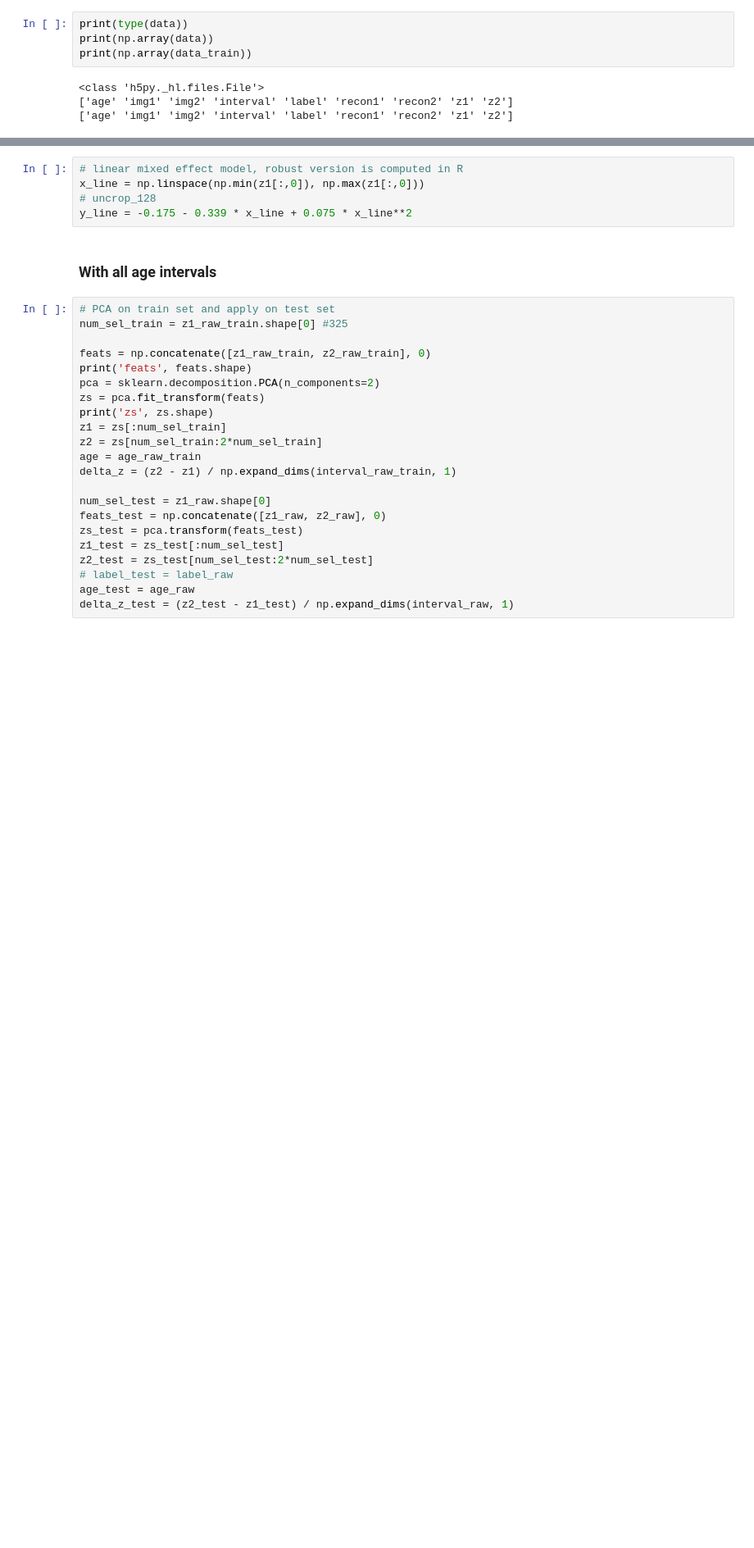
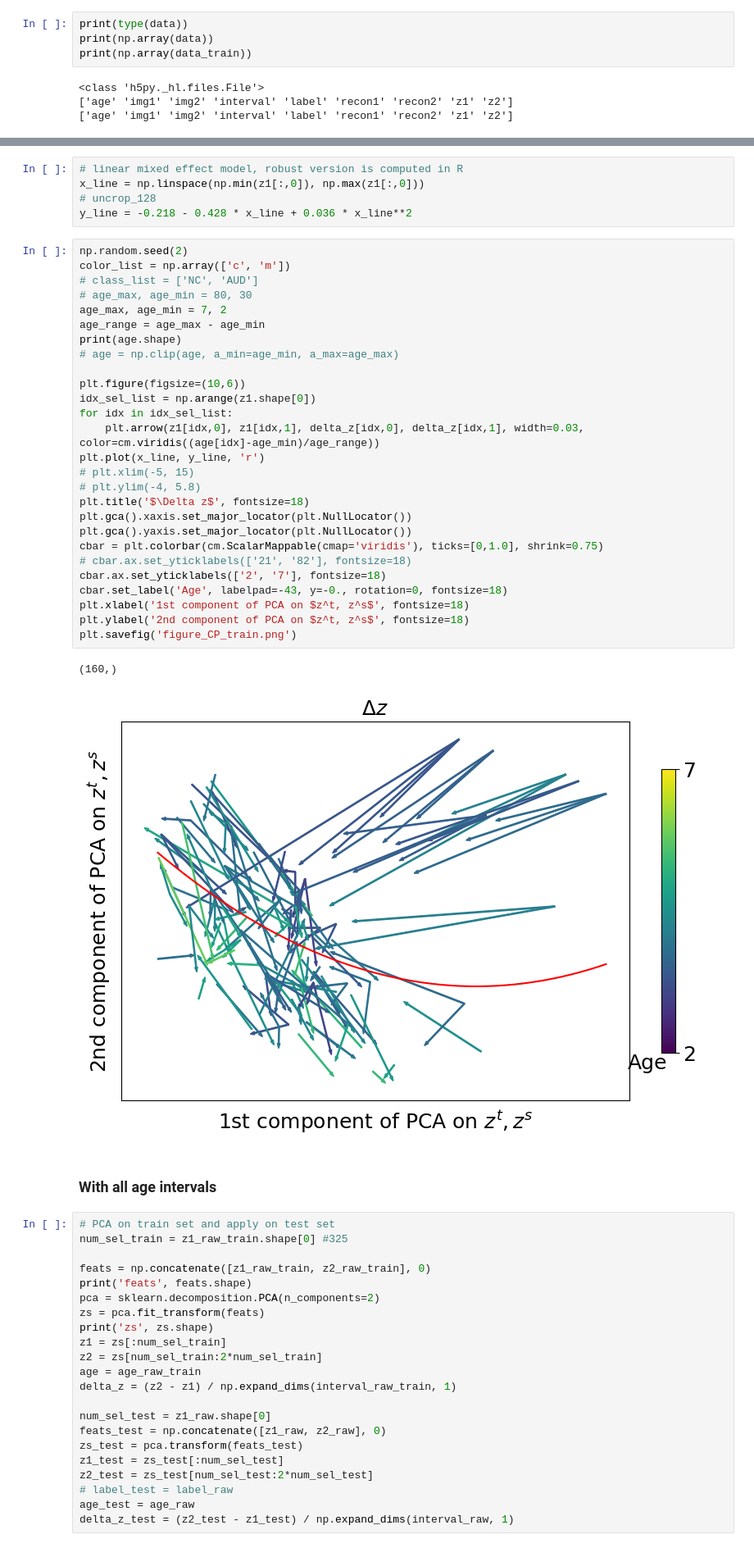
Before and after one commit to Andjelaaaa/longitudinal-neighbourhood-embedding, a Jupyter notebook: src/visualization.ipynb, the cells around one changed output, grey strips where cells are left out. Shown at 82% size. Drawn from its saved outputs; the diff is of its cells as text; blank space fills up the shorter version.

```diff
--- a/src/visualization.ipynb
+++ b/src/visualization.ipynb
@@ -372,7 +410,37 @@ x Var          0.000
 # linear mixed effect model, robust version is computed in R
 x_line = np.linspace(np.min(z1[:,0]), np.max(z1[:,0]))
 # uncrop_128
-y_line = -0.175 - 0.339 * x_line + 0.075 * x_line**2
+y_line = -0.218 - 0.428 * x_line + 0.036 * x_line**2
+# %%
+np.random.seed(2)
+color_list = np.array(['c', 'm'])
+# class_list = ['NC', 'AUD']
+# age_max, age_min = 80, 30
+age_max, age_min = 7, 2
+age_range = age_max - age_min
+print(age.shape)
+# age = np.clip(age, a_min=age_min, a_max=age_max)
+
+plt.figure(figsize=(10,6))
+idx_sel_list = np.arange(z1.shape[0])
+for idx in idx_sel_list:
+    plt.arrow(z1[idx,0], z1[idx,1], delta_z[idx,0], delta_z[idx,1], width=0.03, color=cm.viridis((age[idx]-age_min)/age_range))
+plt.plot(x_line, y_line, 'r')
+# plt.xlim(-5, 15)
+# plt.ylim(-4, 5.8)
+plt.title('$\Delta z$', fontsize=18)
+plt.gca().xaxis.set_major_locator(plt.NullLocator())
+plt.gca().yaxis.set_major_locator(plt.NullLocator())
+cbar = plt.colorbar(cm.ScalarMappable(cmap='viridis'), ticks=[0,1.0], shrink=0.75)
+# cbar.ax.set_yticklabels(['21', '82'], fontsize=18)
+cbar.ax.set_yticklabels(['2', '7'], fontsize=18)
+cbar.set_label('Age', labelpad=-43, y=-0., rotation=0, fontsize=18)
+plt.xlabel('1st component of PCA on $z^t, z^s$', fontsize=18)
+plt.ylabel('2nd component of PCA on $z^t, z^s$', fontsize=18)
+plt.savefig('figure_CP_train.png')
+# %% [output]
+(160,)
+[figure, added]
 # %% [markdown]
 ### With all age intervals
 # %%
```
Also changed, not shown: parts of 17 cells of this notebook, 3 other files.
